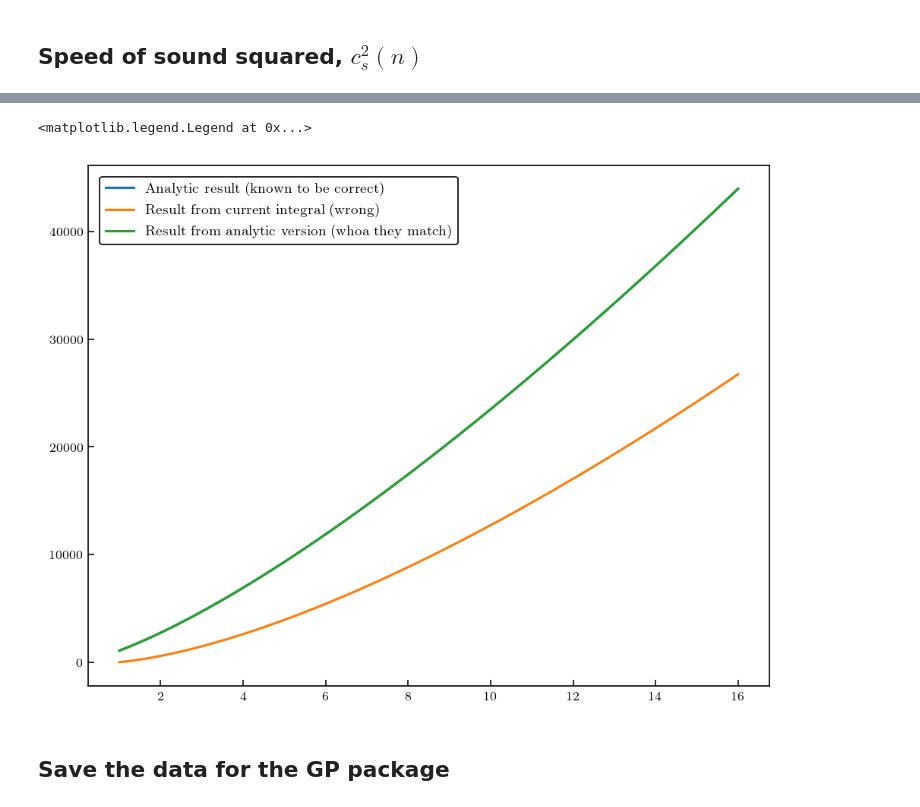
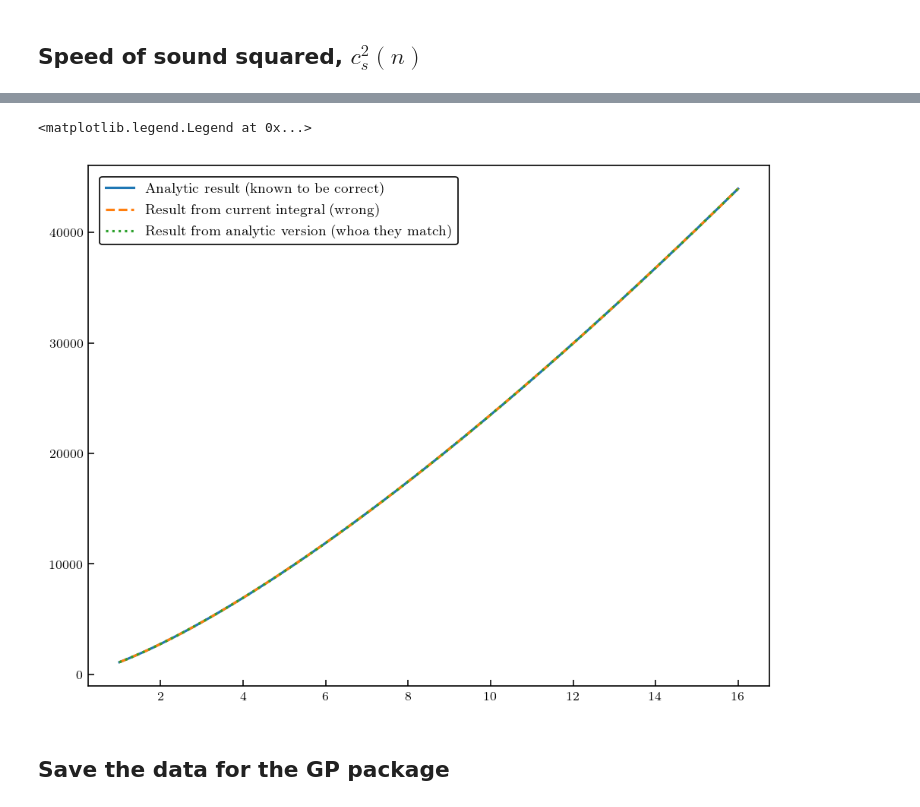
Before and after one commit to asemposki/neutron-rich-bmm, a Jupyter notebook: Gorda_pQCD_gsum.ipynb, the cells around one changed output, grey strips where cells are left out. Cells and saved outputs as stored; diff of their text form; code cells hidden in the pictures.

```diff
--- a/Gorda_pQCD_gsum.ipynb
+++ b/Gorda_pQCD_gsum.ipynb
@@ -828,16 +828,19 @@ pres_dict_N2LO = {
 en_0 = 1124.048 # ni = 1.0 fm^-3 # units are MeV/fm^3
 en_0_lower = 970.367
 en_0_upper = 1277.729
+# can try adjusting above numbers to compensate for difference between them and FG number
 
 # plot the mean alone for the FG boundary condition
-eps_n_min = (3.0 / (2 * np.pi**2.0)) * (3.0 * np.pi**2.0 * n/2.0)**(4.0/3.0)
-print('FG Boundary Condition: ', eps_n_min)
+eps_n_min = (3.0 / (2 * np.pi**2.0)) * (3.0 * np.pi**2.0 * dens[0]/2.0)**(4.0/3.0) * hbarc
+print('FG Boundary Condition: ', eps_n_min, '[MeV/fm^3]')
+diff_eps_FG = en_0 - eps_n_min
+print('Difference between ChEFT estimate and FG condition: ', diff_eps_FG, '[MeV/fm^3]')
 
 # dictionary of edens
 edens_dict = {
     'mean': eps_n_min,
-    'lower': 0.0, #en_0_lower,
-    'upper': 0.0 #en_0_upper
+    'lower': en_0_lower-diff_eps_FG,
+    'upper': en_0_upper-diff_eps_FG
 }
 
 # energy density at lowest point in density
@@ -957,24 +961,23 @@ print(cs2_N2LO['mean'][-1] - cs2_NLO['mean'][-1])
 # %%
 # now let's try a comparison of formulae for energy density
 def edens(n):
 
     # quark energy density for Nf=2
     hbarc = 197.327
     return (3.0 / (2 * np.pi**2.0)) * (3.0 * np.pi**2.0 * n/2.0)**(4.0/3.0) * hbarc
 
 def analytic_integration(n, n_i):
 
     return n * (edens(n_i)/n_i + (3/2)**(7/3) * np.pi**(2/3) * (n**(1/3) - n_i**(1/3)) * hbarc)
 
 # plot stuff from both calculations
 plt.plot(dens, edens(dens), label=r'Analytic result (known to be correct)')
-plt.plot(dens, edens_FG['mean'], label=r'Result from current integral (wrong)')
-plt.plot(dens, analytic_integration(dens, dens[0]), label=r'Result from analytic version (whoa they match)')
+plt.plot(dens, edens_FG['mean'], linestyle='dashed', label=r'Result from current integral (wrong)')
+plt.plot(dens, analytic_integration(dens, dens[0]), linestyle='dotted', label=r'Result from analytic version (whoa they match)')
 plt.legend()
-#plt.plot(dens, edens(dens)/edens_FG['mean'])
 # %% [output]
 <matplotlib.legend.Legend at 0x...>
-[figure, old version]
+[figure, new version]
 # %% [markdown]
 ## Save the data for the GP package <a id="gp_data"></a>
 # %%
```
Also changed, not shown: parts of 4 cells of this notebook, 2 other files.
